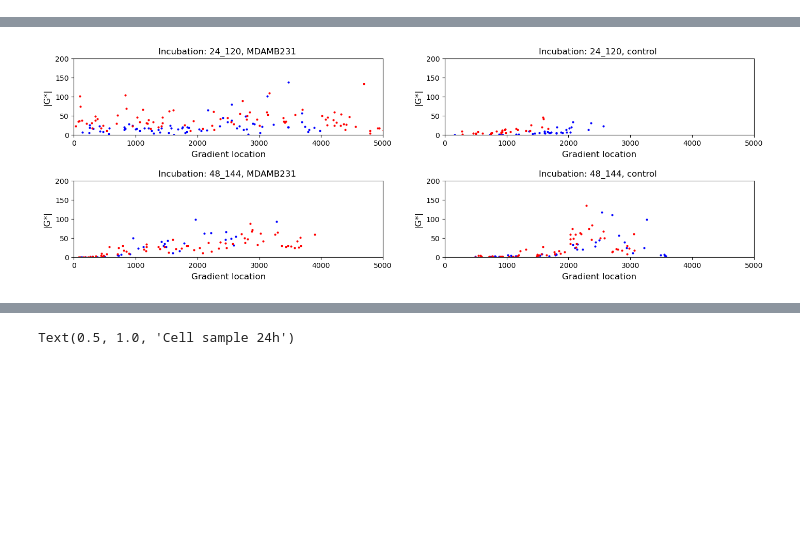
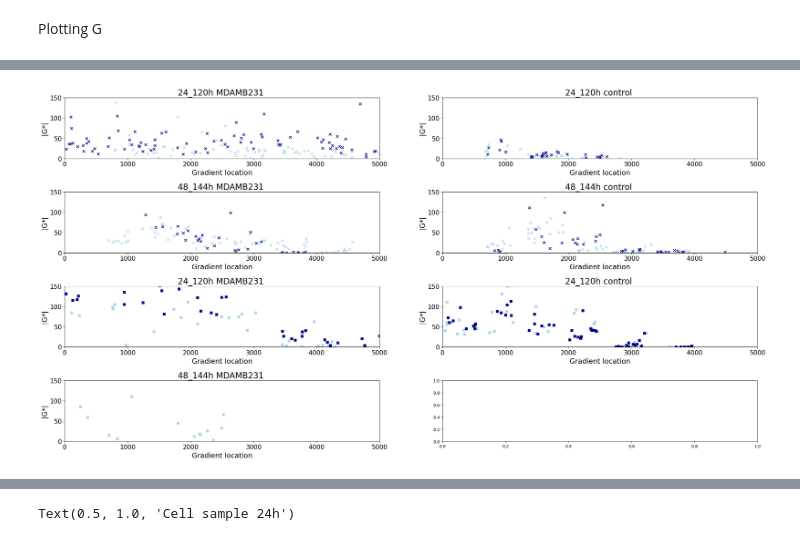
Before and after one commit to LindaSrbova/Statistics_Gelatin_Mechanics, a Jupyter notebook: Gradient_analysis.ipynb, the cells around one changed output, grey strips where cells are left out. Drawn from its saved outputs; the diff is of its cells as text; code cells hidden in the pictures; blank space fills up the shorter version.

Commit message:
Gradient_multiplesets

```diff
--- a/Gradient_analysis.ipynb
+++ b/Gradient_analysis.ipynb
@@ -22,4 +23,4 @@ import argparse
 # %%
-paths = glob.glob(os.path.join("D:/Turku/lunagel_50s/remodelling", "**","summary_ID_level.csv"),recursive=True)
-print(paths)
+paths = glob.glob(os.path.join("E:/Turku_collab/lunagel_50s/remodelling", "**","summary_ID_level.csv"),recursive=True)
+print(*paths, sep='\n')
 # %% [output]
@@ -56,6 +87,7 @@ df.to_csv(saving_path+'/gradients.csv')
 
 download = pd.read_csv(saving_path +'/gradients.csv', index_col=None)
 print(download.columns)
+download['day'] = download['day'].astype(str)
 # %% [output]
 Index(['Unnamed: 0', 'day', 'sample', 'holder', 'location', 'track_id',
        'reference_id', 'distance(um)', 'Cov_Sum', 'a_(um)', 'phi_(rad)', 'c',
@@ -65,0 +101,7 @@ Index(['Unnamed: 0', 'day', 'sample', 'holder', 'location', 'track_id',
+# %%
+download['gradient_direction'] = np.where(
+    ((download['sample'] == "MDAMB231") & (download['day'] == "241107")) |
+    (download['day'].isin(["241122","241125","241121"])),
+    "stiff_to_soft",
+    "soft_to_stiff"
+)
@@ -153,23 +164,50 @@ strong multicollinearity or other numerical problems.
+# %% [markdown]
+Plotting G
 # %%
-fig, axs = plt.subplots(2, (len(df['set'].unique())), figsize=(17, 5))
-plt.subplots_adjust(wspace=0.2, hspace=0.6)
+fig, axs = plt.subplots(4, 2, figsize=(30, 15))
+plt.subplots_adjust(wspace=0.2, hspace=0.55)
 fig.suptitle("", fontsize=18, y=1)
 
-colors = ["red","blue"]
-for i,j in enumerate(df['set'].unique()):
-    dff = df[df['set']==j]
-    row = i
-    for n in(df['set_id'].unique()):
-        dfff = dff[dff['set_id']==n]
-        color = colors[int(n)]
-        for m,n in enumerate(df['sample'].unique()):
-            dffff = dfff[dfff['sample']==n]
-            col = m
-            ax = axs[row,col]
-            ax.scatter(dffff['gradient'],dffff['G_abs'],s=4, c=color) #measured from soft to stiff
-            ax.set_xlabel("Gradient location", fontsize= 12,labelpad=5)
-            ax.set_ylabel("|G*|", fontsize= 12, labelpad=5)
-            ax.set_title(f"Incubation: {j}, {n} ", fontsize = 12)
-            ax.set_ylim (0,200)
-            ax.set_xlim (0,5000)
+markers=['x','s']
+
+colors = ["lightblue","darkblue"]
+
+for i,j in enumerate(download['incubation_set'].unique()):
+    first = download[download['incubation_set']==j]
+
+    for nn,n in enumerate(first['incubation'].unique()):
+        second = first[first['incubation']==n]
+        color = colors[int(nn)]
+        #print(n, color)
+
+
+        for k,l in enumerate(second['experiment'].unique()):
+            third = second[second['experiment']==l]
+            marker_type = markers[l]
+            row = i+(2*k)
+            #print(l, marker_type)
+
+            for m,o in enumerate(third['sample'].unique()):
+                column = 0 if o=='MDAMB231' else 1
+                fourth = third[third['sample']==o]
+                print(f"set {k}, {n}h, {o}, {str(fourth['day'].unique())},{fourth['gradient_direction'].unique()}")
+                date_value = str(fourth['day'].unique()[0])
+                ax = axs[row,column]
+                #GLS_g(dfffff,ax,color)
+                #print(dfffff)
+                if (fourth['gradient_direction'] == 'stiff_to_soft').all():
+                    ax.scatter(fourth['gradient'],fourth['G_abs'],s=35, c=color, marker = marker_type) #measured from soft to stiff
+                else:
+                    ax.scatter(fourth['gradient_inverse'],fourth['G_abs'],s=35, c=color, marker=marker_type) #measured from soft to stiff
+
+                ax.set_xlabel("Gradient location", fontsize= 17,labelpad=5)
+                ax.set_ylabel("|G*|", fontsize= 17, labelpad=5)
+                ax.set_title(f"{j}h {o} ", fontsize = 20)
+                ax.tick_params(axis='both', labelsize=15)
+
+
+                ax.set_ylim (0,150)
+                ax.set_xlim (0,5000)
+
+        print()
 # %% [output]
@@ -180 +230 @@ for i,j in enumerate(df['set'].unique()):
-[figure, old version]
+[figure, new version]
```
Also changed, not shown: parts of 15 cells of this notebook.
